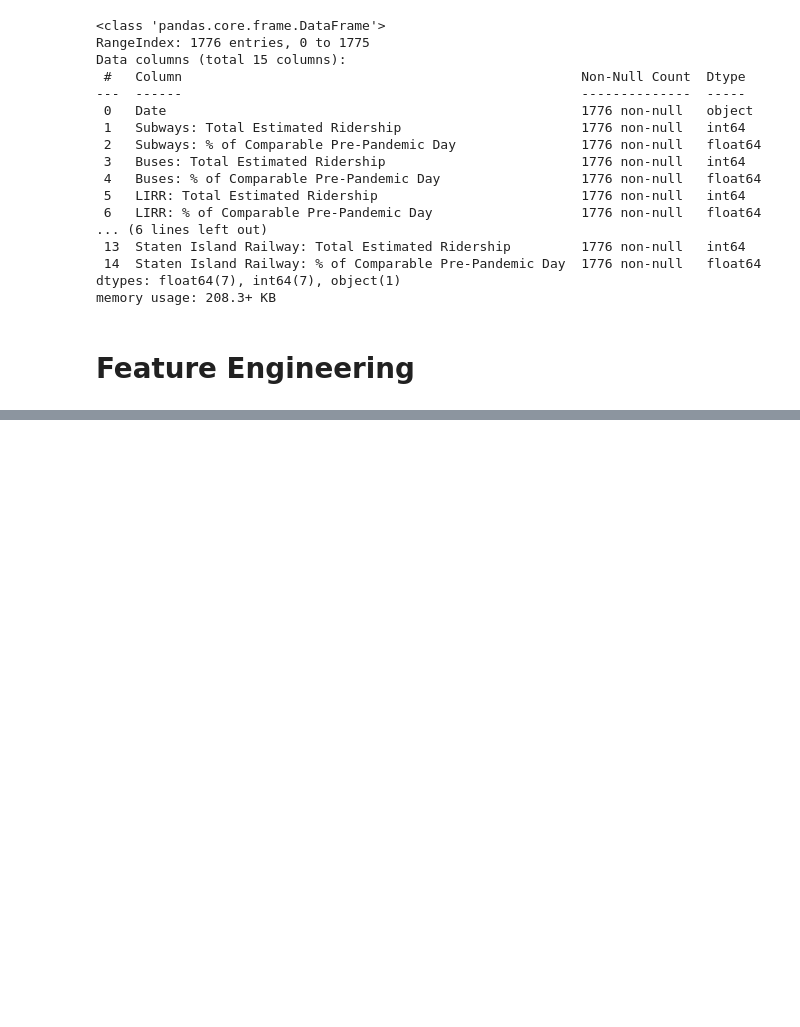
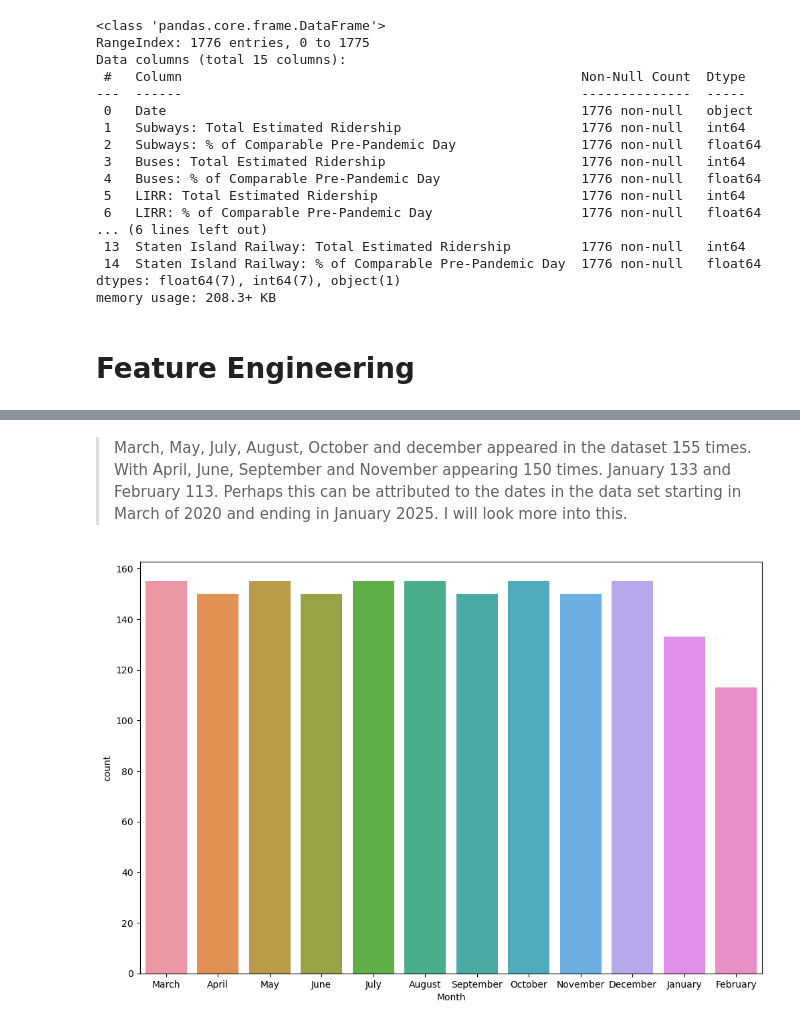
Before and after one commit to alishanstyles/MTA-Daily-Ridership, a Jupyter notebook: Untitled.ipynb, the cells around one changed output, grey strips where cells are left out. Saved outputs shown, nothing was run; the diff lists cells and outputs as text; code cells hidden in the pictures; blank space fills up the shorter version.

```diff
--- a/Untitled.ipynb
+++ b/Untitled.ipynb
@@ -150,0 +188,7 @@ df.head()
+# %% [markdown]
+> March, May, July, August, October and december appeared in the dataset 155 times. With April, June, September and November appearing 150 times. January 133 and February 113. Perhaps this can be attributed to the dates in the data set starting in March of 2020 and ending in January 2025. I will look more into this.
+# %%
+plt.figure(figsize = (12, 8))
+sns.countplot(data = df, x = 'Month');
+# %% [output]
+[figure, added]
```
Also changed, not shown: parts of 8 cells of this notebook.
